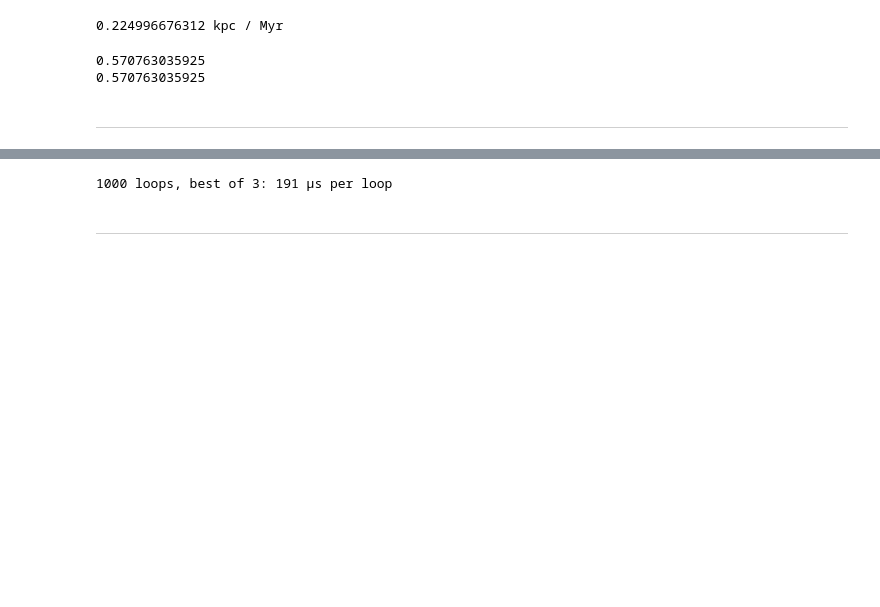
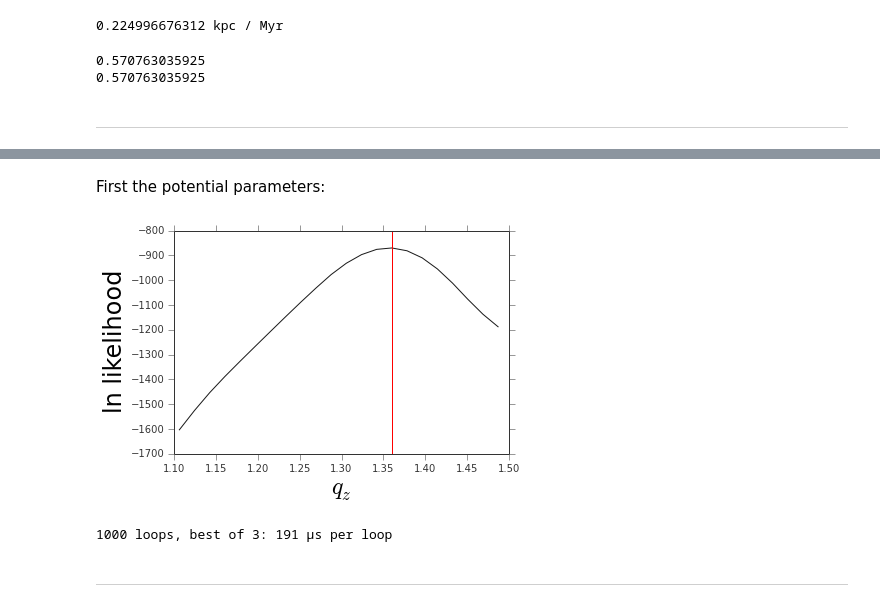
Before and after one commit to adrn/streams, a Jupyter notebook: text/notebooks/Test New Likelihood.ipynb, the cells around one changed output, grey strips where cells are left out. Drawn from its saved outputs; the diff is of its cells as text; code cells hidden in the pictures; blank space fills up the shorter version.

```diff
--- a/text/notebooks/Test New Likelihood.ipynb
+++ b/text/notebooks/Test New Likelihood.ipynb
@@ -158,0 +171,43 @@ xlabel("$q_z$", fontsize=24)
+# %% [markdown]
+First the potential parameters:
+# %%
+# all params
+fig = plt.figure()
+ax = fig.add_subplot(111)
+
+for p_name in true_potential.parameters.keys():
+    _particles = copy.deepcopy(__particles)
+    potential = LawMajewski2010()
+    p = potential.parameters[p_name]
+
+    params = []
+    params.append(Parameter(target=p,
+                            attr="_value",
+                            ln_prior=LogUniformPrior(*p._range)))
+    params.append(Parameter(target=_particles,
+                            attr="flat_X"))
+    params.append(Parameter(target=_particles,
+                            attr="tub"))
+
+    model = StreamModel(potential, satellite, _particles,
+                        obs_data, obs_error, parameters=params)
+
+    #sampled_X = np.ravel(_hel_to_gc(np.random.normal(obs_data, obs_error)))
+    sampled_X = np.ravel(_particles._X) # true
+
+    #tub = _particles.tub + 1000.
+    tub = _particles.tub # true
+
+    Ls = []
+    vals = np.linspace(0.8, 1.2, 31)*p._truth
+    for q in vals:
+        Ls.append(model([q] + list(sampled_X) + list(tub), t1, t2, -1.))
+
+    ax.cla()
+    ax.plot(vals, Ls)
+    ax.axvline(p._truth, color='r')
+    ax.set_ylabel("ln likelihood", fontsize=24)
+    ax.set_xlabel(p.latex, fontsize=24)
+    fig.savefig("/Users/adrian/projects/streams/plots/likelihood_slices/{0}.png".format(p_name))
+# %% [output]
+[figure, added]
```
Also changed, not shown: parts of 12 cells of this notebook.
